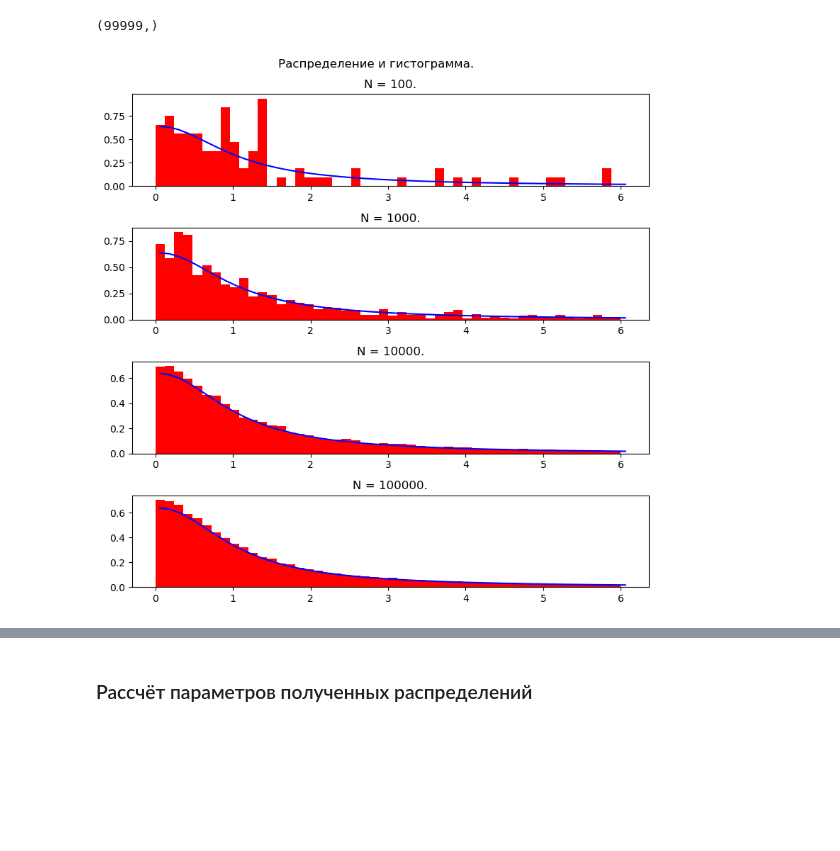
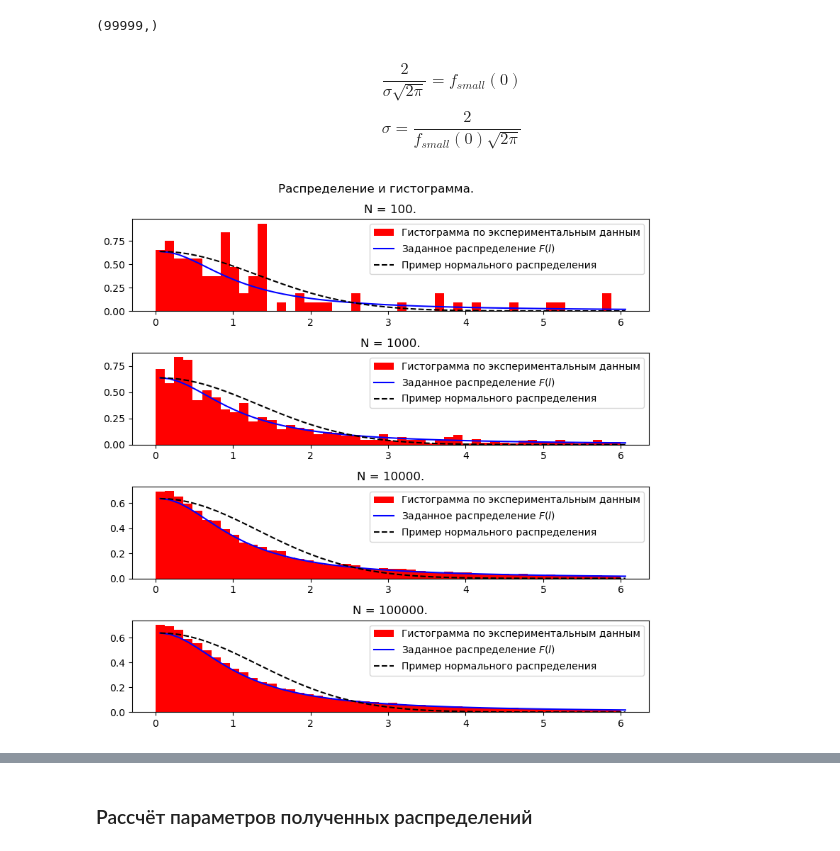
Before and after one commit to ravilkooo/mat_mod, a Jupyter notebook: lab-5/Task_1.ipynb, the cells around one changed output, grey strips where cells are left out. Cells and saved outputs as stored; diff of their text form; code cells hidden in the pictures; blank space fills up the shorter version.

Commit message:
more plots

```diff
--- a/lab-5/Task_1.ipynb
+++ b/lab-5/Task_1.ipynb
@@ -59,3 +63,5 @@ for i, N in enumerate(N_list):
+# %%
+last_vals = np.load(f'last_vals_23070212.npy')
 # %% [markdown]
 ### Полученные распределения
 # %%
@@ -182,22 +184,34 @@ shifts_arr_lastN = np.abs((first_particle[-1][1:] - first_particle[-1][:-1]).sum
 shifts_arr_lastN.shape
 # %% [output]
 (99999,)
+# %% [markdown]
+$$
+\frac {2} {\sigma \sqrt{2 \pi}} = f_{small}(0)
+$$
+$$
+\sigma = \frac {2}{f_{small}(0) \sqrt{2 \pi}}
+$$
+# %%
+sig = 2 / (f_small(0)*np.sqrt(2*np.pi) )
 # %%
 bin_cnt = 50 # кол-во столбиков
 bin_w = 1/bin_cnt
 rng = (0,6) # диапазон отрисовки
 
+_r = lambda x: 2/np.sqrt(2*np.pi*sig**2) * np.exp( -(x**2) /(2*sig**2) )
 plt.figure(figsize=(8, 2*len(N_list[::3])))
 # plt.suptitle('', fontsize=16)
 plt.suptitle('Раcпределение и гистограмма.')
 for pl_idx, (i, N) in enumerate(list(enumerate(N_list[::]))[::3]):
     plt.subplot(len(N_list[::3]), 1, 1 + pl_idx)
     shifts_arr = np.abs((first_particle[i][1:] - first_particle[i][:-1]).sum(axis=1))
 
-    plt.hist(shifts_arr, bin_cnt, facecolor='r', density=True, range=rng)
+    plt.hist(shifts_arr, bin_cnt, facecolor='r', density=True, range=rng, label='Гистограмма по экспериментальным данным')
     plt.title(f'N = {N}.')
-    plt.plot(np.linspace(rng[0],rng[1],bin_cnt)+(rng[1] - rng[0])*0.5*bin_w, f_small(np.linspace(rng[0],rng[1],bin_cnt)), 'b-')
+    plt.plot(np.linspace(rng[0],rng[1],bin_cnt)+(rng[1] - rng[0])*0.5*bin_w, f_small(np.linspace(rng[0],rng[1],bin_cnt)), 'b-', label='Заданное распределение $F(l)$')
+    plt.plot(np.linspace(rng[0],rng[1],bin_cnt)+(rng[1] - rng[0])*0.5*bin_w, _r(np.linspace(rng[0],rng[1],bin_cnt)), 'k--', label='Пример нормального распределения')
+    plt.legend()
 plt.tight_layout()
 plt.show()
 # %% [output]
-[figure, old version]
+[figure, new version]
```
Also changed, not shown: parts of 4 cells of this notebook.
